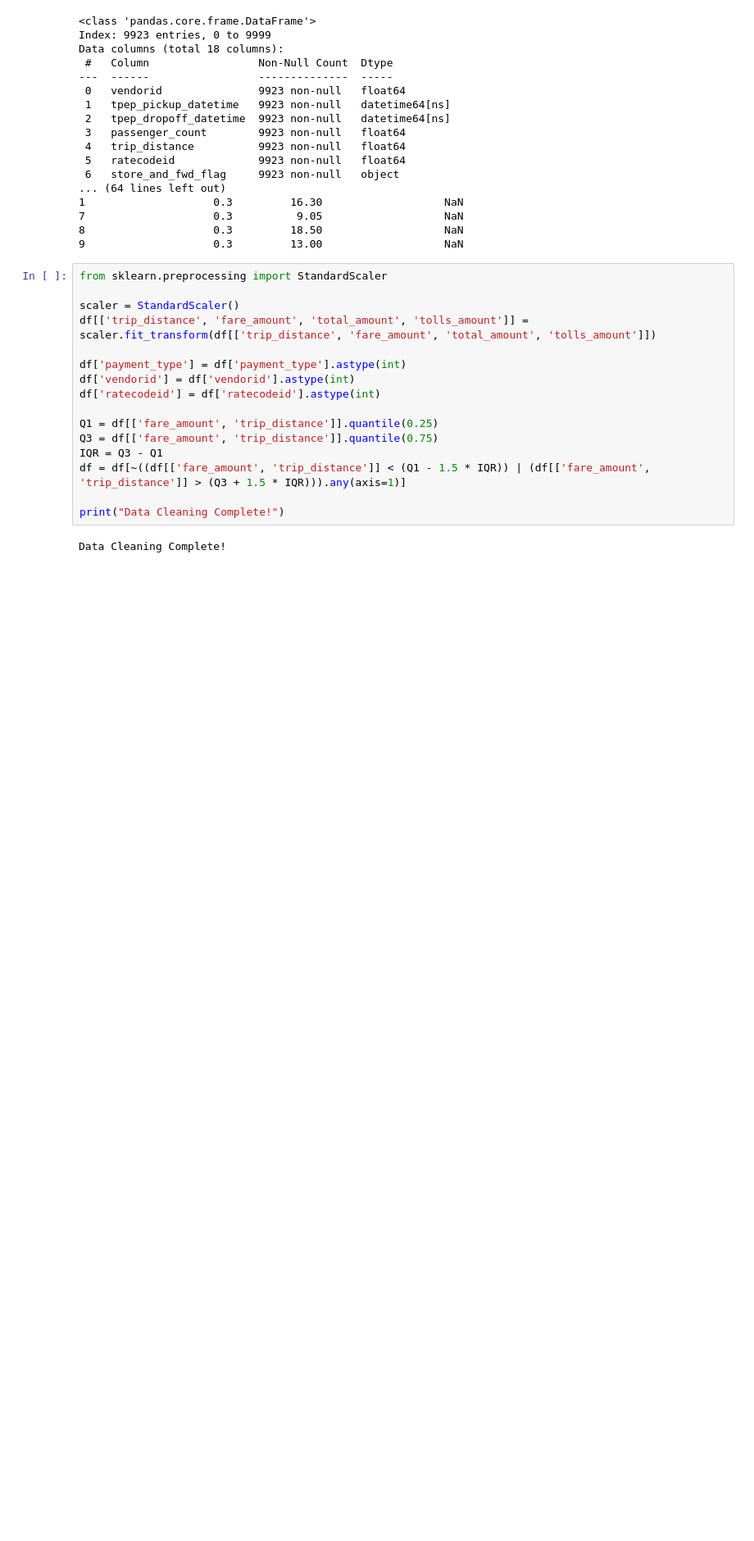
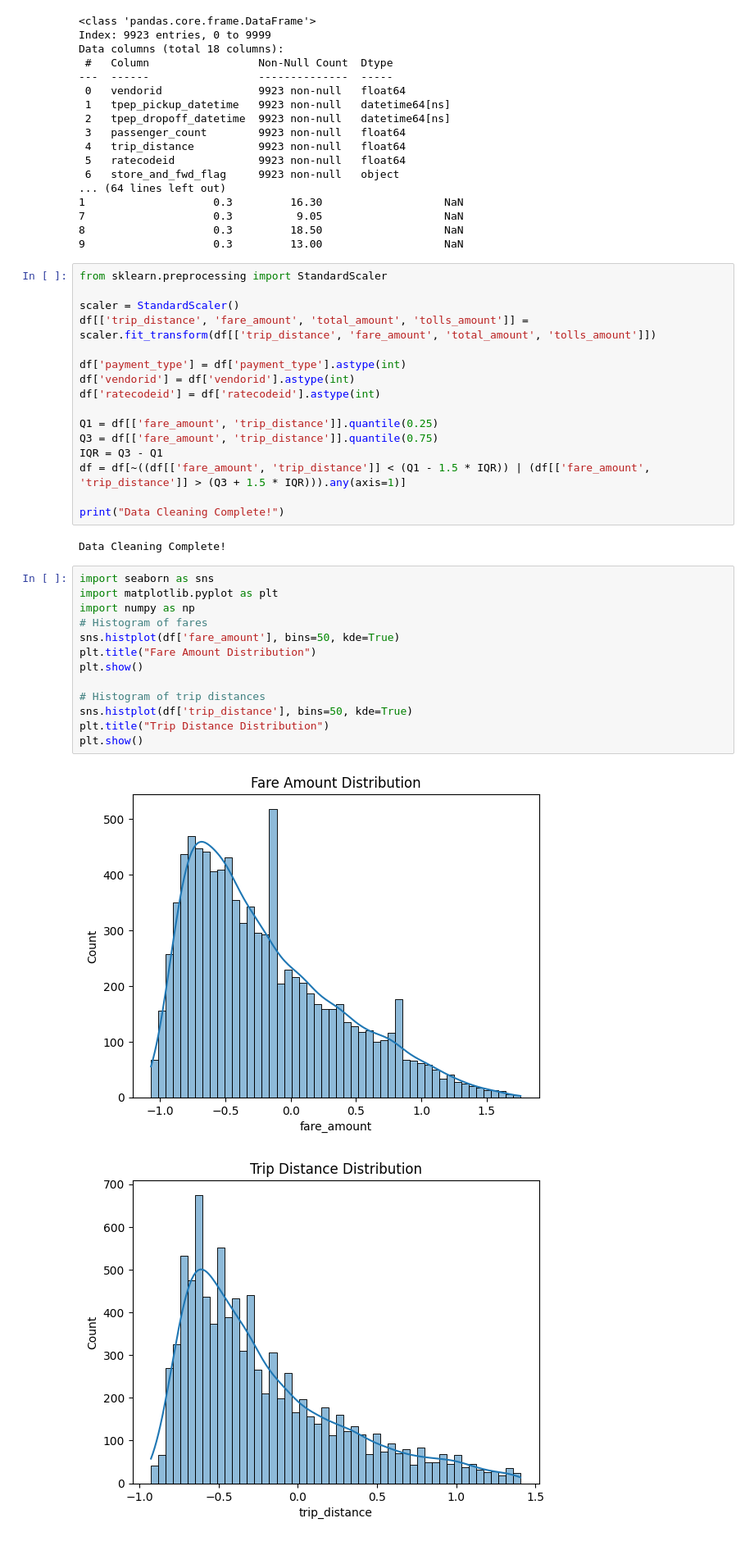
Before and after one commit to IachimCristian/DataScience, a Jupyter notebook: project.ipynb, the cells around one changed output. Shown at 82% size. Saved outputs shown, nothing was run; the diff lists cells and outputs as text; blank space fills up the shorter version.

```diff
--- a/project.ipynb
+++ b/project.ipynb
@@ -123,3 +123,19 @@ df = df[~((df[['fare_amount', 'trip_distance']] < (Q1 - 1.5 * IQR)) | (df[['fare
 print("Data Cleaning Complete!")
 # %% [output]
 Data Cleaning Complete!
+# %%
+import seaborn as sns
+import matplotlib.pyplot as plt
+import numpy as np
+# Histogram of fares
+sns.histplot(df['fare_amount'], bins=50, kde=True)
+plt.title("Fare Amount Distribution")
+plt.show()
+
+# Histogram of trip distances
+sns.histplot(df['trip_distance'], bins=50, kde=True)
+plt.title("Trip Distance Distribution")
+plt.show()
+# %% [output]
+[figure, added]
+[figure, added]
```
Also changed, not shown: parts of 1 cell of this notebook.
